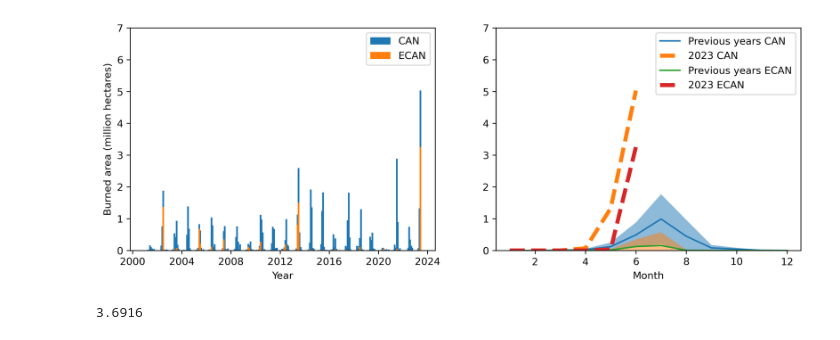
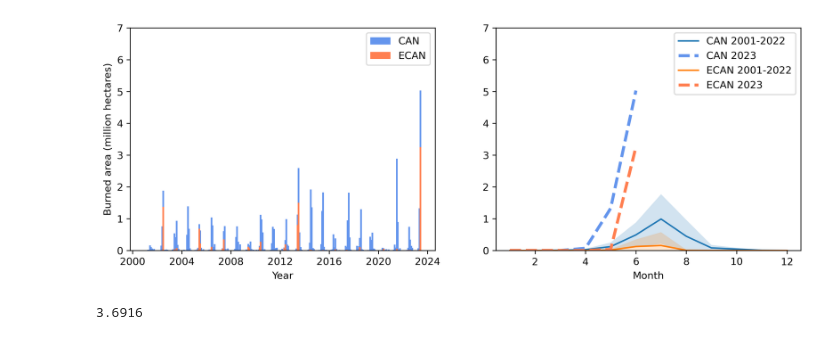
Before and after one commit to jinmuluo/ABCI, a Jupyter notebook: CanadianWilffire/BurnedAreaTrend.ipynb, the cells around one changed output. Saved outputs shown, nothing was run; the diff lists cells and outputs as text; code cells hidden in the pictures.

Commit message:
change the color

```diff
--- a/CanadianWilffire/BurnedAreaTrend.ipynb
+++ b/CanadianWilffire/BurnedAreaTrend.ipynb
@@ -16,32 +16,32 @@ cDataset2 = cDataset.pivot_table(index=dates.month, columns=dates.year, values='
 cDataset2.index.names = ['Month']
 # %%
 fig,ax = plt.subplots(1, 2, dpi=300, figsize=(12, 4))
-ax[0].bar(ecDataset.index, cDataset['count']*500*500/10000/1e6, width=50, label='CAN')
-ax[0].bar(ecDataset.index, ecDataset['count']*500*500/10000/1e6, width=50, label='ECAN')
+ax[0].bar(ecDataset.index, cDataset['count']*500*500/10000/1e6, width=50, label='CAN', color='cornflowerblue')
+ax[0].bar(ecDataset.index, ecDataset['count']*500*500/10000/1e6, width=50, label='ECAN', color='coral')
 ax[0].set_ylim(0, 7)
 ax[0].set_ylabel('Burned area (million hectares)')
 ax[0].set_xlabel('Year')
 ax[0].legend()
 
 c_mean = cDataset2.loc[:, 2001:2022].mean(axis=1)*500*500/10000/1e6
 c_std = cDataset2.loc[:, 2001:2022].std(axis=1)*500*500/10000/1e6
-c_mean.plot(ax=ax[1], legend=False, label='Previous years CAN')
-(cDataset2[2023]*500*500/10000/1e6).plot(ax=ax[1],  label='2023 CAN', style='--', linewidth=4.0)
-ax[1].fill_between(c_mean.index,c_mean.values - c_std.values, c_mean.values + c_std.values, alpha=0.5)
+c_mean.plot(ax=ax[1], legend=False, label='CAN 2001-2022')
+(cDataset2[2023]*500*500/10000/1e6).plot(ax=ax[1],  label='CAN 2023', style='--', linewidth=3.0, color='cornflowerblue')
+ax[1].fill_between(c_mean.index,c_mean.values - c_std.values, c_mean.values + c_std.values, alpha=0.2)
 
 ec_mean = ecDataset2.loc[:, 2001:2022].mean(axis=1)*500*500/10000/1e6
 ec_std = ecDataset2.loc[:, 2001:2022].std(axis=1)*500*500/10000/1e6
-ec_mean.plot(ax=ax[1], legend=False, label='Previous years ECAN')
-(ecDataset2[2023]*500*500/10000/1e6).plot(ax=ax[1],  label='2023 ECAN', style='--', linewidth=4.0)
-ax[1].fill_between(ec_mean.index,ec_mean.values - ec_std.values, ec_mean.values + ec_std.values, alpha=0.5)
+ec_mean.plot(ax=ax[1], legend=False, label='ECAN 2001-2022')
+(ecDataset2[2023]*500*500/10000/1e6).plot(ax=ax[1],  label='ECAN 2023', style='--', linewidth=3.0, color='coral')
+ax[1].fill_between(ec_mean.index,ec_mean.values - ec_std.values, ec_mean.values + ec_std.values, alpha=0.2)
 ax[1].set_ylim(0, 7)
 ax[1].legend()
 
 plt.legend()
 plt.savefig('figure1_BurnedAreaTrend.jpg')
 plt.show()
 # %% [output]
-[figure, old version]
+[figure, new version]
 # %%
 cDataset2[2014].sum()*500*500/10000/1e6
 # %% [output]
```
